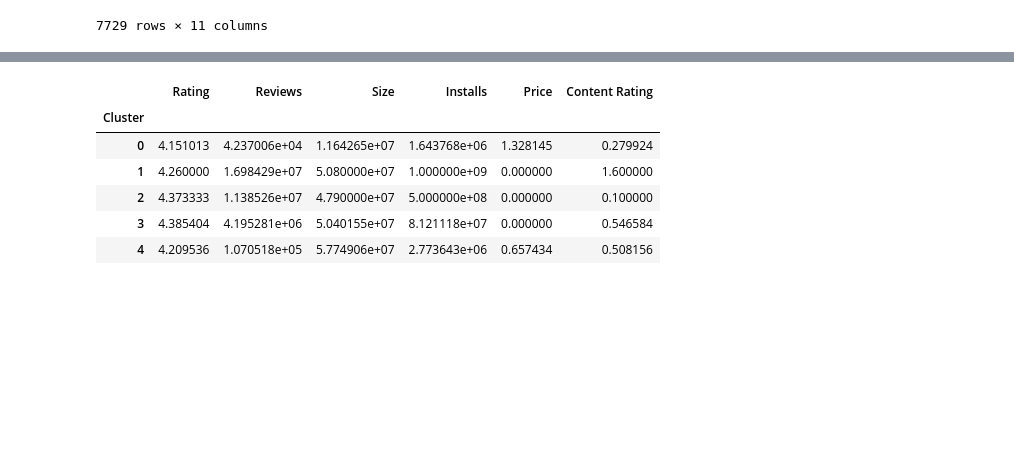
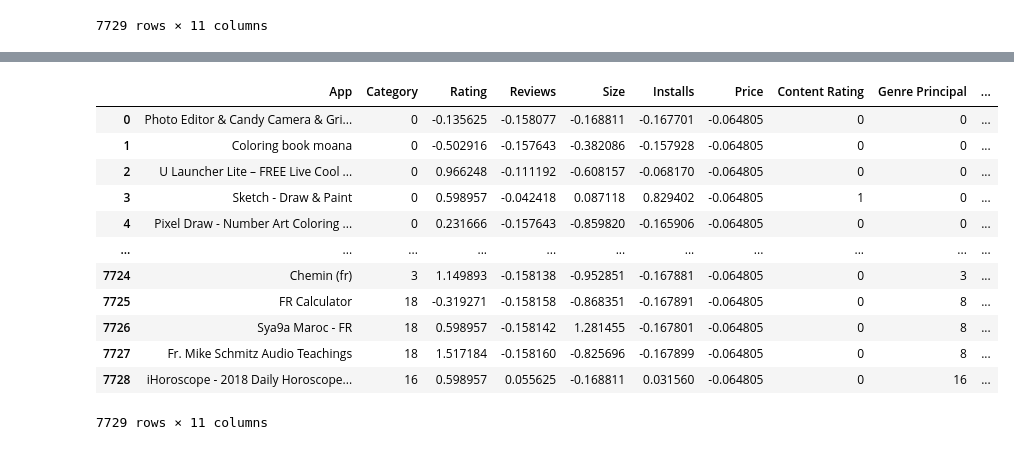
Before and after one commit to Cheimooh/DataMiningProject, a Jupyter notebook: clustering.ipynb, the cells around one changed output, grey strips where cells are left out. Drawn from its saved outputs; the diff is of its cells as text; code cells hidden in the pictures; blank space fills up the shorter version.

Commit message:
Normalization, silhouette method and visualization for clusters

```diff
--- a/clustering.ipynb
+++ b/clustering.ipynb
@@ -56,24 +30,25 @@ plt.show()
-# %%
-# On regarde le coude pour choisir k
-k = 5
-# Apply K-Means clustering
-kmeans = KMeans(n_clusters=k, random_state=42)
-clusters = kmeans.fit_predict(X)
-
-# Add the cluster labels to your original DataFrame
-df['Cluster'] = clusters
-
-# Compute cluster statistics directly from scaled features
-cluster_stats = pd.DataFrame(X, columns=X.columns)
-cluster_stats['Cluster'] = clusters
-cluster_stats = cluster_stats.groupby('Cluster').mean()
-cluster_stats
-# TODO: en faire un affichage graphique (réduire les dimensions?) ou qqc de plus utile/explicite
-# %% [output]
-|  | Rating | Reviews | Size | Installs | Price | Content Rating |
-| Cluster |  |  |  |  |  |  |
-| 0 | 4.151013 | 4.237006e+04 | 1.164265e+07 | 1.643768e+06 | 1.328145 | 0.279924 |
-| 1 | 4.260000 | 1.698429e+07 | 5.080000e+07 | 1.000000e+09 | 0.000000 | 1.600000 |
-| 2 | 4.373333 | 1.138526e+07 | 4.790000e+07 | 5.000000e+08 | 0.000000 | 0.100000 |
-| 3 | 4.385404 | 4.195281e+06 | 5.040155e+07 | 8.121118e+07 | 0.000000 | 0.546584 |
-| 4 | 4.209536 | 1.070518e+05 | 5.774906e+07 | 2.773643e+06 | 0.657434 | 0.508156 |
+# %%
+# Normalisation
+import scipy.stats as stats
+
+df_normalized = stats.zscore(df[["Rating", "Reviews", "Size", "Installs", "Price"]])
+
+df[["Rating", "Reviews", "Size", "Installs", "Price"]] = df_normalized[["Rating", "Reviews", "Size", "Installs", "Price"]]
+
+feature1 = "Rating"
+feature2 = "Price"
+df
+# %% [output]
+|  | App | Category | Rating | Reviews | Size | Installs | Price | Content Rating | Genre Principal | ... |
+| 0 | Photo Editor & Candy Camera & Gri... | 0 | -0.135625 | -0.158077 | -0.168811 | -0.167701 | -0.064805 | 0 | 0 | ... |
+| 1 | Coloring book moana | 0 | -0.502916 | -0.157643 | -0.382086 | -0.157928 | -0.064805 | 0 | 0 | ... |
+| 2 | U Launcher Lite – FREE Live Cool ... | 0 | 0.966248 | -0.111192 | -0.608157 | -0.068170 | -0.064805 | 0 | 0 | ... |
+| 3 | Sketch - Draw & Paint | 0 | 0.598957 | -0.042418 | 0.087118 | 0.829402 | -0.064805 | 1 | 0 | ... |
+| 4 | Pixel Draw - Number Art Coloring ... | 0 | 0.231666 | -0.157643 | -0.859820 | -0.165906 | -0.064805 | 0 | 0 | ... |
+| ... | ... | ... | ... | ... | ... | ... | ... | ... | ... | ... |
+| 7724 | Chemin (fr) | 3 | 1.149893 | -0.158138 | -0.952851 | -0.167881 | -0.064805 | 0 | 3 | ... |
+| 7725 | FR Calculator | 18 | -0.319271 | -0.158158 | -0.868351 | -0.167891 | -0.064805 | 0 | 8 | ... |
+| 7726 | Sya9a Maroc - FR | 18 | 0.598957 | -0.158142 | 1.281455 | -0.167801 | -0.064805 | 0 | 8 | ... |
+| 7727 | Fr. Mike Schmitz Audio Teachings | 18 | 1.517184 | -0.158160 | -0.825696 | -0.167899 | -0.064805 | 0 | 8 | ... |
+| 7728 | iHoroscope - 2018 Daily Horoscope... | 16 | 0.598957 | 0.055625 | -0.168811 | 0.031560 | -0.064805 | 0 | 16 | ... |
+7729 rows × 11 columns
```
Also changed, not shown: parts of 3 cells of this notebook, 1 other file.
